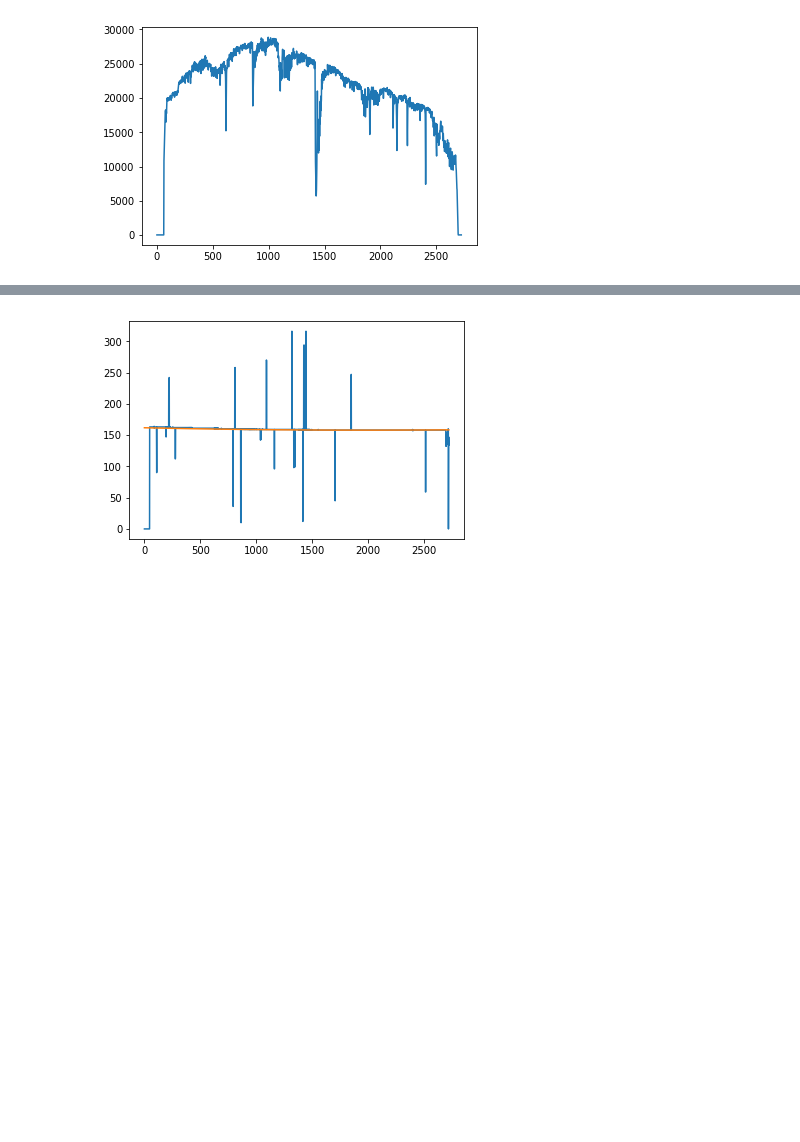
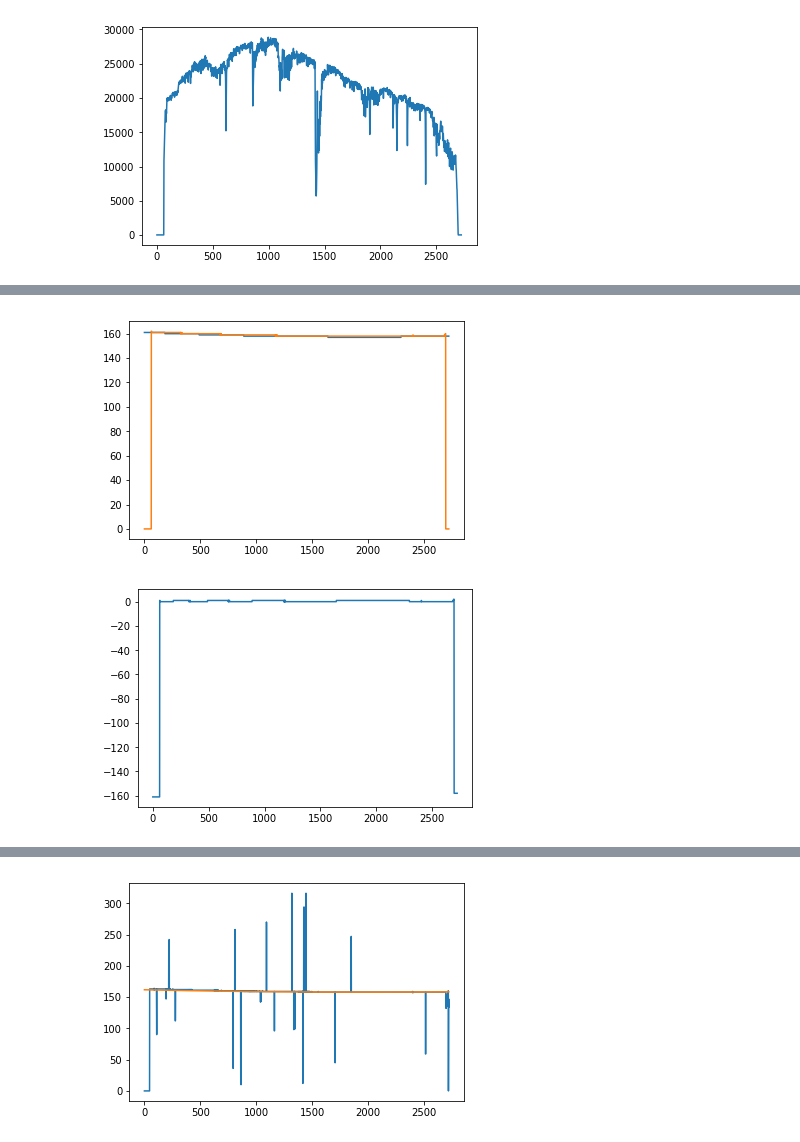
Before and after one commit to rtlow/CHARM-KASTr, a Jupyter notebook: jupyter/testingnb.ipynb, the cells around one changed output, grey strips where cells are left out. Drawn from its saved outputs; the diff is of its cells as text; code cells hidden in the pictures; blank space fills up the shorter version.

```diff
--- a/jupyter/testingnb.ipynb
+++ b/jupyter/testingnb.ipynb
@@ -102,0 +157,23 @@ plt.plot(tf)
+# %%
+slitfitmax = []
+
+actualmax = np.argmax(gm, axis=1)
+
+for i in range(len(gm[:,0])):
+    slitfitmax.append(int(pfit(i)))
+
+plt.plot(slitfitmax)
+plt.plot(actualmax)
+'''
+plt.savefig('Polynomial Fit Peaks and Actual Peaks.png', type='png')
+'''
+plt.show()
+
+plt.plot(actualmax - slitfitmax)
+
+'''
+plt.savefig('Difference between Actual Max Position and Slit Fit')
+'''
+# %% [output]
+[figure, added]
+[figure, added]
```
Also changed, not shown: parts of 7 cells of this notebook.
